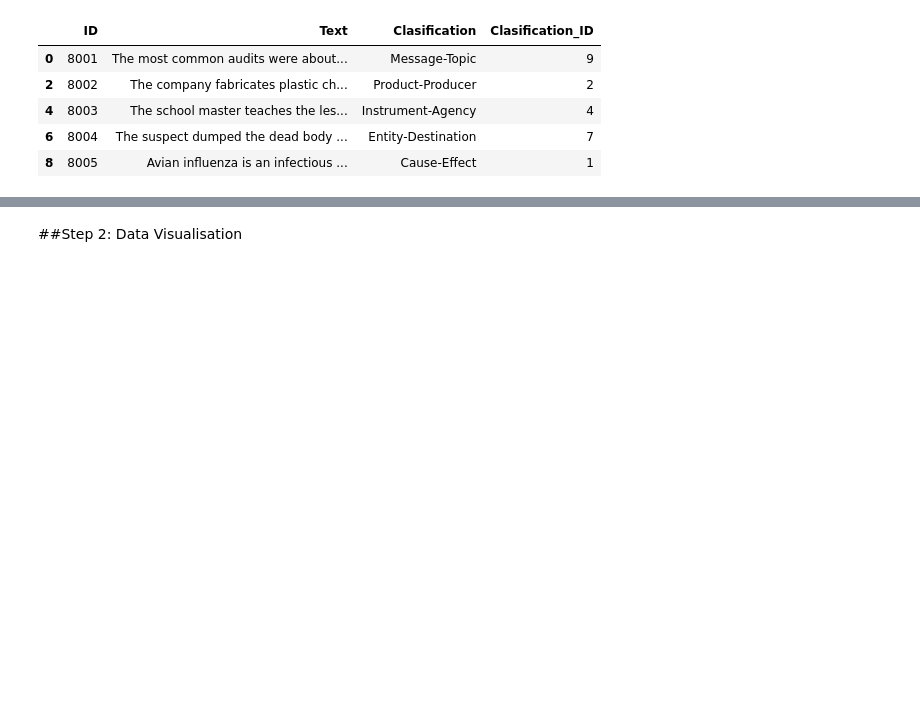
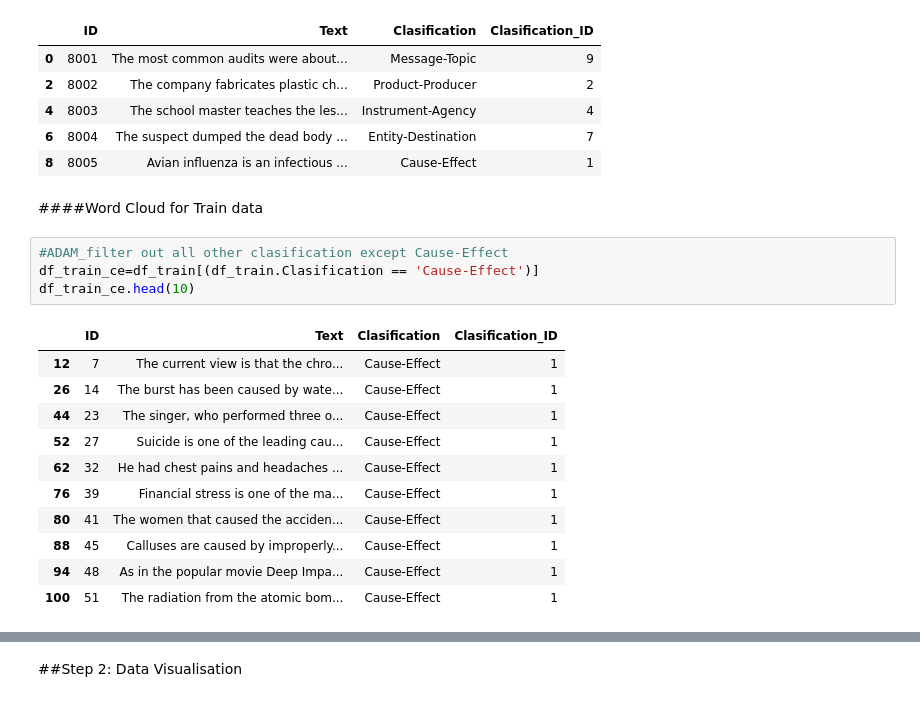
Before and after one commit to chenjinghao/Group-9C-Capstone, a Jupyter notebook: Sem-Eval 2010 Task8.ipynb, the cells around one changed output, grey strips where cells are left out. Saved outputs shown, nothing was run; the diff lists cells and outputs as text; blank space fills up the shorter version.

```diff
--- a/Sem-Eval 2010 Task8.ipynb
+++ b/Sem-Eval 2010 Task8.ipynb
@@ -160,3 +160,21 @@ Output rows: 2717
 | 4 | 8003 | The school master teaches the les... | Instrument-Agency | 4 |
 | 6 | 8004 | The suspect dumped the dead body ... | Entity-Destination | 7 |
 | 8 | 8005 | Avian influenza is an infectious ... | Cause-Effect | 1 |
+# %% [markdown]
+####Word Cloud for Train data
+# %%
+#ADAM_filter out all other clasification except Cause-Effect
+df_train_ce=df_train[(df_train.Clasification == 'Cause-Effect')]
+df_train_ce.head(10)
+# %% [output]
+|  | ID | Text | Clasification | Clasification_ID |
+| 12 | 7 | The current view is that the chro... | Cause-Effect | 1 |
+| 26 | 14 | The burst has been caused by wate... | Cause-Effect | 1 |
+| 44 | 23 | The singer, who performed three o... | Cause-Effect | 1 |
+| 52 | 27 | Suicide is one of the leading cau... | Cause-Effect | 1 |
+| 62 | 32 | He had chest pains and headaches ... | Cause-Effect | 1 |
+| 76 | 39 | Financial stress is one of the ma... | Cause-Effect | 1 |
+| 80 | 41 | The women that caused the acciden... | Cause-Effect | 1 |
+| 88 | 45 | Calluses are caused by improperly... | Cause-Effect | 1 |
+| 94 | 48 | As in the popular movie Deep Impa... | Cause-Effect | 1 |
+| 100 | 51 | The radiation from the atomic bom... | Cause-Effect | 1 |
```
Also changed, not shown: parts of 10 cells of this notebook.
